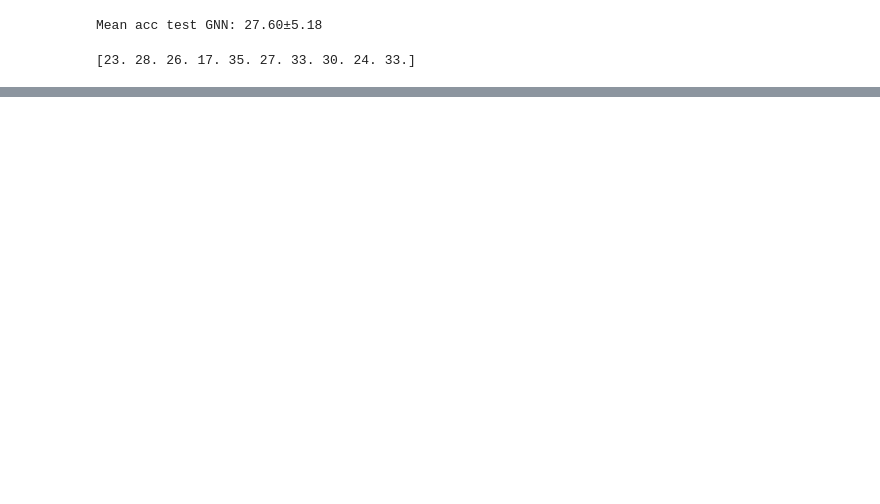
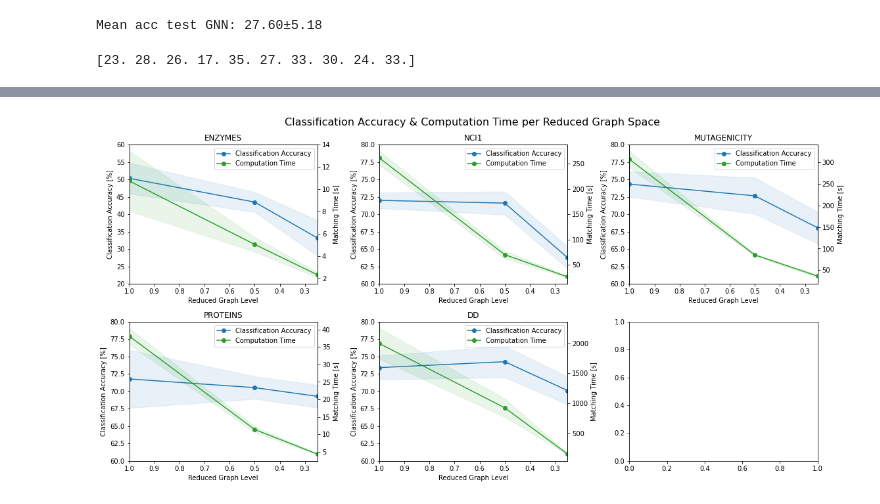
Before and after one commit to CheshireCat12/graph-matching-gnn-reduction, a Jupyter notebook: notebook/results_analysis.ipynb, the cells around one changed output, grey strips where cells are left out. Drawn from its saved outputs; the diff is of its cells as text; code cells hidden in the pictures; blank space fills up the shorter version.

```diff
--- a/notebook/results_analysis.ipynb
+++ b/notebook/results_analysis.ipynb
@@ -193,3 +215,7 @@ Mean acc test GNN: 27.60±5.18
 print(np_test_train)
 # %% [output]
 [23. 28. 26. 17. 35. 27. 33. 30. 24. 33.]
+# %%
+for dataset, values in statistics.items():
+    print(dataset)
+    print(values)
@@ -195,0 +240,90 @@ print(np_test_train)
+# %%
+import numpy as np
+import pandas as pd
+import scipy.stats as st
+
+%matplotlib inline
+import matplotlib.pyplot as plt
+import matplotlib.lines as mlines
+import matplotlib.transforms as mtransforms
+from matplotlib.gridspec import SubplotSpec
+
+# datasets = ['AIDS', 'mutagenicity', 'NCI1', 'proteins_tu', 'enzymes', 'IMDB_binary']
+# raw_data = [
+#         [[98.53, 99.47, 98.87, 99.33, 98.73], [98.53, 99.33, 98.8,  99.07, 98.87]],
+#         [[71.33, 70.43, 69.62, 64.53, 63.93], [71.33, 69.41, 69.79, 62.17, 56.44]],
+#         [[70.33, 63.89, 61.37, 61.85, 60.66], [70.33, 64.93, 66.16, 63.6,  63.98]],
+#         [[73.82, 71.67, 69.96, 72.1,  70.82], [73.82, 75.97, 72.96, 72.96, 72.53]],
+#         [[41.67, 24.17, 28.33, 26.67, 22.5 ], [41.67, 35.,   30.83, 29.17, 23.33]],
+#         [[66,    58.5,  61.5,  54.,   55.  ], [66,    60.5,  55,    59.5,  54.  ]]
+#        ]
+# centrality_measures = ['Pagerank', 'Betweenness', 'Random']
+
+confidence = 0.95
+
+rows, cols = 2, 3
+
+fig, axs = plt.subplots(nrows=rows, ncols=cols, figsize=(16, 4*rows))
+
+grid = plt.GridSpec(rows, cols)
+
+speed_up_per_dataset = {}
+
+for idx, (dataset, axes) in enumerate(zip(statistics, axs.flatten())):
+    data_100 = statistics[dataset]['baseline_more_seeds']
+    data_50 = statistics[dataset]['reduced_graphs_gnn_50']
+    data_25 = statistics[dataset]['25_freeze']
+
+    accs = [data_100['acc_test'], data_50['acc_test'], data_25['acc_test']]
+    times = [data_100['time'], data_50['time'], data_25['time']]
+
+    speed_up_per_dataset[dataset] = [np.mean(times[0]) / np.mean(time) for time in times[1:]]
+
+    title = f'{dataset} - Classification Accuracy & Computation Time per Reduced Graph Space'
+
+    dataset = dataset[0].capitalize() + dataset[1:]
+
+    axes.set_title(dataset)
+    axes.set_xlim(1.0, 0.0)
+    if dataset == 'ENZYMES':
+        axes.set_ylim(20, 60)
+    else:
+        axes.set_ylim(60, 80)
+    axes.set_ylabel('Classification Accuracy [%]')
+    axes.set_xlabel('Reduced Graph Level')
+    axes.set_xlim(1.0, 0.25)
+    x = [1.0, 0.5, 0.25]
+    acc_y = np.array([np.mean(val) for val in accs])
+    acc_y_err = np.array([np.std(val) for val in accs])
+
+    lns1 = axes.plot(x, acc_y, '-', color='tab:blue', label='Classification Accuracy', marker="o")
+    axes.fill_between(x, acc_y - acc_y_err, acc_y + acc_y_err, alpha=0.1, color='tab:blue')
+
+    ax2=axes.twinx()
+    ax2.set_ylabel('Matching Time [s]')
+
+    time_y = np.array([np.mean(val) for val in times])
+    time_y_err = np.array([np.std(val) for val in times])
+
+    lns2 = ax2.plot(x, time_y, color='tab:green', label='Computation Time', marker="o")
+    ax2.fill_between(x, time_y - time_y_err, time_y + time_y_err, alpha=0.1, color='tab:green')
+    # axes.plot(x, pagerank_data, '*', color='tab:blue', markersize=10, label='Pagerank')
+
+    # axes.plot(x, betweenness_data, '-', color='tab:green')
+    # axes.plot(x, betweenness_data, '^', color='tab:green', markersize=10, label='Betweenness')
+
+    # axes.plot(x, acc_AVERAGE, '-', color='tab:blue')
+    # axes.fill_between(x, y - y_err, y + y_err, alpha=0.2,color='tab:red')
+    # axes.plot(x, y, 'o', color='tab:red', markersize=10, label='Random')
+
+    lns = lns1 + lns2
+    labs = [l.get_label() for l in lns]
+    axes.legend(lns, labs, loc=0)
+    # ax2.legend(loc=0)
+
+
+fig.suptitle('Classification Accuracy & Computation Time per Reduced Graph Space', fontsize=16)
+fig.tight_layout()
+fig.savefig(f'./accuracies.png')
+# %% [output]
+[figure, added]
```
Also changed, not shown: parts of 15 cells of this notebook, 5 other files.
